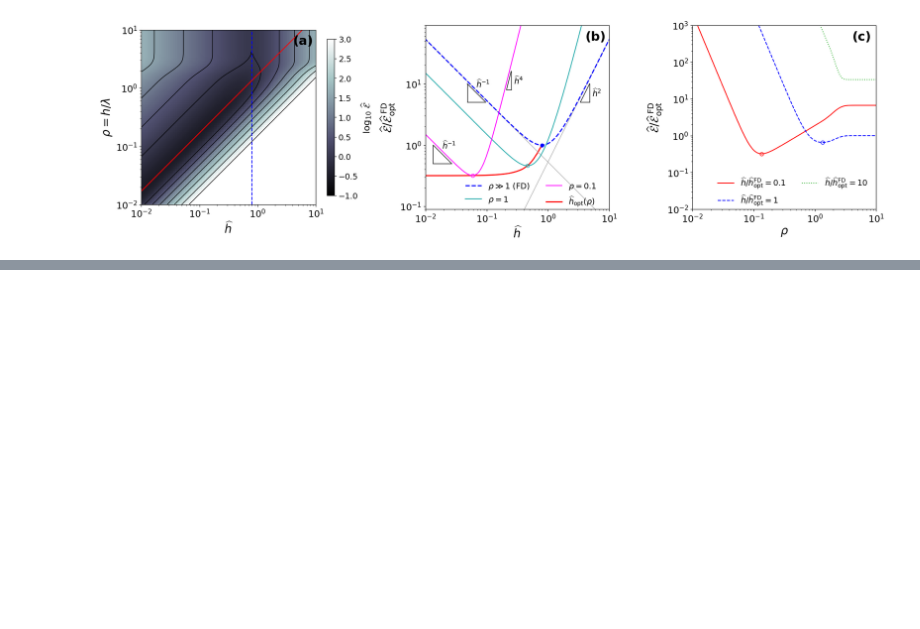
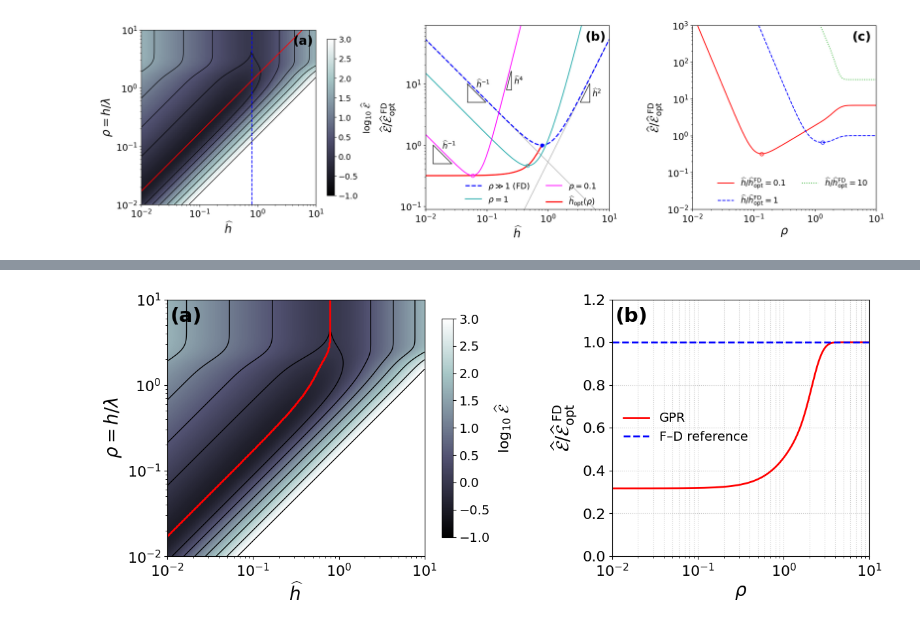
Before and after one commit to ch-tung/MLSR, a Jupyter notebook: binning/demo_error_scaling.ipynb, the cells around one changed output, grey strips where cells are left out. Saved outputs shown, nothing was run; the diff lists cells and outputs as text; code cells hidden in the pictures; blank space fills up the shorter version.

Commit message:
updated figure

```diff
--- a/binning/demo_error_scaling.ipynb
+++ b/binning/demo_error_scaling.ipynb
@@ -1118,0 +1055,96 @@ array([1000.000001  ,  988.55309568,  977.237222  ,  966.05088006,
+# %%
+# # --- parameter grids (broaden + densify) ---
+# dQ_vals  = np.logspace(-3, 1, 401)   # \widehat{h}
+# rho_vals = np.logspace(-2, 1, 401) # \rho
+
+# chi = 1.0  # use the correct chi!
+
+# # --- compute reduced error surface (NO normalization here) ---
+# Z = np.empty((rho_vals.size, dQ_vals.size), float)
+# for i, rho in enumerate(rho_vals):
+#     G = G_of_rho(rho)
+#     for j, dQ in enumerate(dQ_vals):
+#         mu2 = mu2_of_rho(rho, dQ)       # see note at the top
+#         Z[i, j] = G / dQ + dQ**2 + chi * (mu2**2)
+
+# # --- detect interior minima via derivative sign-change w.r.t. dQ ---
+# dQ_min_list = []
+# rho_min_list = []
+# E_min_list = []
+# for i, rho in enumerate(rho_vals):
+#     Z_row = Z[i, :]
+#     dZ_ddQ = np.gradient(Z_row, dQ_vals)
+#     sign_changes = np.where(np.diff(np.sign(dZ_ddQ)))[0]
+#     idx_min = np.argmin(Z_row)
+#     dQ_min_list.append(dQ_vals[idx_min])
+#     rho_min_list.append(rho)
+#     E_min_list.append(Z_row[idx_min])
+# E_min_list = np.array(E_min_list)
+# dQ_min_list = np.array(dQ_min_list)
+# rho_min_list = np.array(rho_min_list)
+
+# X, Y = np.meshgrid(dQ_vals, rho_vals)
+
+# ----------------------------
+# Asymptotic optimal lines \widehat{h}_{opt}(\rho)
+# ----------------------------
+# Large-ρ (weak/no smoothing): \widehat{h}_{opt} = 2^{-1/3}
+dQ_opt_large = 2.0 ** (-1.0/3.0)
+
+# Small-ρ (strong smoothing): \widehat{h}_{opt} ~ ρ * (1/(8 sqrt(pi) χ))^{1/5}
+# Eq. (\ref{eq:opt-small-rho})
+pref_small = (1.0 / (8.0 * np.sqrt(np.pi) * chi)) ** (1.0/5.0)
+dQ_opt_small_curve = rho_vals * pref_small
+
+# ----------------------------
+# Plot
+# ----------------------------
+# fig = plt.figure(figsize=(7, 6))
+# gs = gridspec.GridSpec(1, 2, width_ratios=[20, 1], wspace=0.05)
+# ax1 = fig.add_subplot(gs[0])
+
+fig, (ax1, ax2) = plt.subplots(1, 2, figsize=(13, 5))
+CS = ax1.contour(X, Y, np.log10(Z/E_FD_extreme), levels=np.linspace(-1, 3, 9), linewidths=1, colors='k')
+CSf = ax1.pcolormesh(X, Y, np.log10(Z/E_FD_extreme), vmax=3, vmin=-1, shading='nearest', cmap='bone')
+
+ax1.set_xscale('log')
+ax1.set_yscale('log')
+ax1.set_xlabel(r'$\widehat{h}$', fontsize=20)
+ax1.set_ylabel(r'$\rho=h/\lambda$', fontsize=20)
+ax1.set_aspect('equal', adjustable='box')
+ax1.tick_params(axis='both', which='major', labelsize=16)
+ax1.text(0.01, 0.97, '(a)', transform=ax1.transAxes, fontsize=22, fontweight='bold', va='top', ha='left', color='k')
+
+ax1.plot(dQ_min_list, rho_min_list, 'r-', lw=2, label=r'$\widehat{h}_\mathrm{opt}(\rho)$ (small $\rho$)')
+
+ax1.set_xlim(1e-2, 1e1)
+ax1.set_ylim(1e-2, 1e1)
+
+# Colorbar
+# cax = fig.add_subplot(gs[1])
+# cbar = plt.colorbar(CSf, cax=cax)
+cbar = plt.colorbar(CSf, ax=ax1, shrink=0.85)
+cbar.set_label(r'$\log_{10}\,\widehat{\mathcal{E}}\,$', fontsize=16)
+cbar.ax.tick_params(labelsize=14)
+
+# ---- OO-style plotting ----
+# ax2.plot(rho_red, E_red/E_FD_extreme, '-', linewidth=2.3, color='red', label='GPR')
+ax2.plot(rho_min_list, E_min_list/E_FD_extreme, '-', linewidth=2, color='red', label='GPR')
+# ax.loglog(rho_mag, E_mag/E_FD_extreme, '-', linewidth=2.3, color='magenta', label='F–D (ρ≥1)')
+ax2.plot(rho_min_list, np.ones_like(rho_min_list), '--', linewidth=2, color='b', alpha=1, label='F–D reference')
+ax2.set_xscale('log')
+
+ax2.set_xlabel(r'$\rho$', fontsize=20)
+ax2.set_ylabel(r'$\widehat{\mathcal{E}}/\widehat{\mathcal{E}}_\mathrm{opt}^\mathrm{\ FD}$', fontsize=20)
+ax2.grid(True, which='both', ls=':', alpha=0.7)
+ax2.tick_params(axis='both', labelsize=16)
+ax2.legend(frameon=False, fontsize=14, loc='center left')
+ax2.set_xlim(1e-2, 1e1)
+ax2.set_ylim(0,1.2)
+ax2.text(0.01, 0.97, '(b)', transform=ax2.transAxes, fontsize=22, fontweight='bold', va='top', ha='left', color='k')
+ax2.set_aspect(3/1.2)
+
+plt.tight_layout()
+plt.show()
+# %% [output]
+[figure, added]
```
Also changed, not shown: parts of 3 cells of this notebook.
